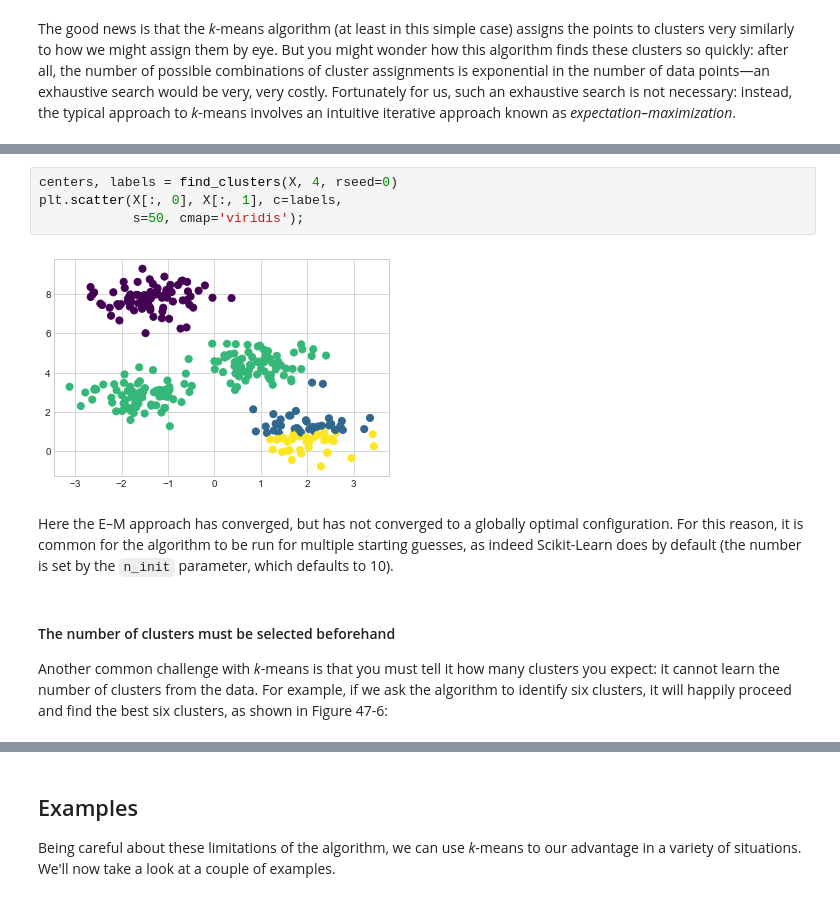
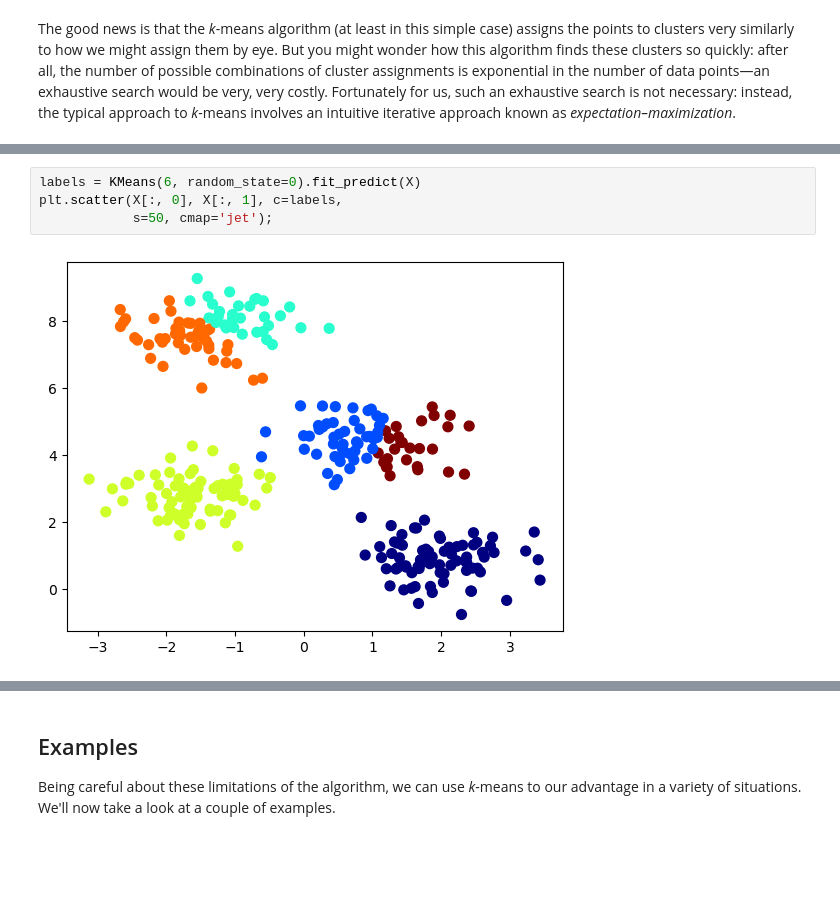
Before and after one commit to rameshsrinivasanuci/COGS106_F23, a Jupyter notebook: Lectures/Clustering.ipynb, the cells around one changed output, grey strips where cells are left out. Drawn from its saved outputs; the diff is of its cells as text; blank space fills up the shorter version.

```diff
--- a/Lectures/Clustering.ipynb
+++ b/Lectures/Clustering.ipynb
@@ -131,12 +90,6 @@ For example, if we use a different random seed in our simple procedure, the part
 # %%
-centers, labels = find_clusters(X, 4, rseed=0)
+labels = KMeans(6, random_state=0).fit_predict(X)
 plt.scatter(X[:, 0], X[:, 1], c=labels,
-            s=50, cmap='viridis');
+            s=50, cmap='jet');
 # %% [output]
-[figure, old version]
+[figure, new version]
-# %% [markdown]
-Here the E–M approach has converged, but has not converged to a globally optimal configuration. For this reason, it is common for the algorithm to be run for multiple starting guesses, as indeed Scikit-Learn does by default (the number is set by the ``n_init`` parameter, which defaults to 10).
-# %% [markdown]
-#### The number of clusters must be selected beforehand
-Another common challenge with *k*-means is that you must tell it how many clusters you expect: it cannot learn the number of clusters from the data.
-For example, if we ask the algorithm to identify six clusters, it will happily proceed and find the best six clusters, as shown in Figure 47-6:
```
Also changed, not shown: parts of 52 cells of this notebook.
